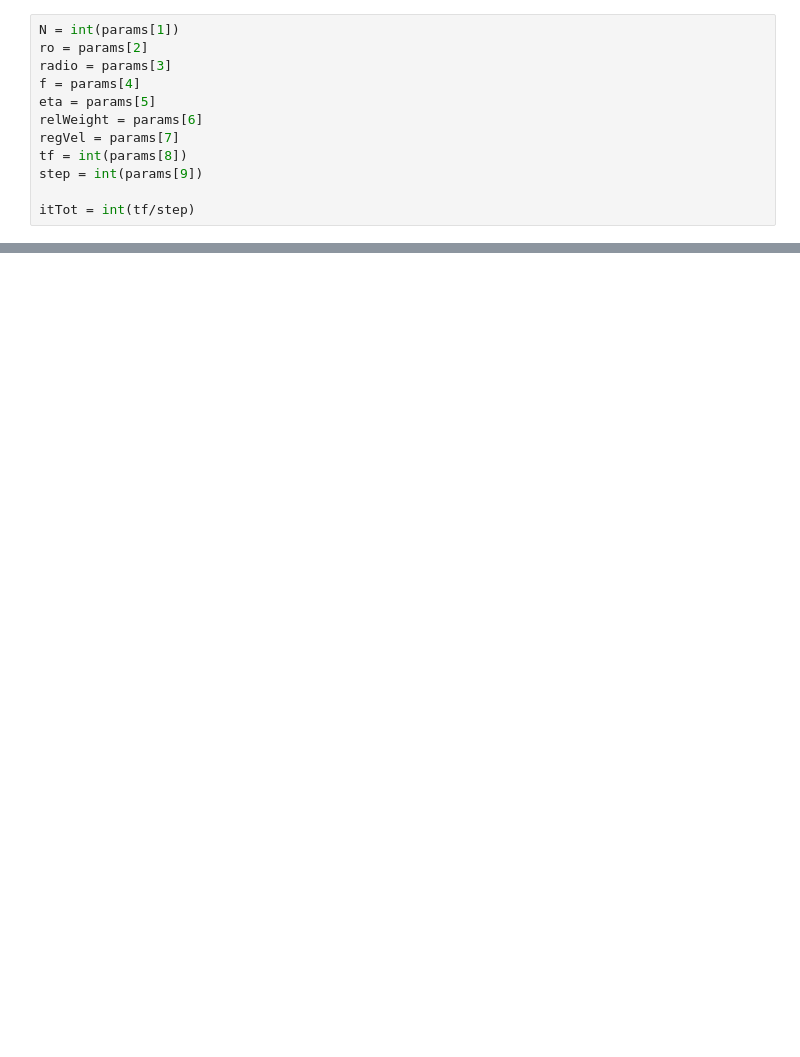
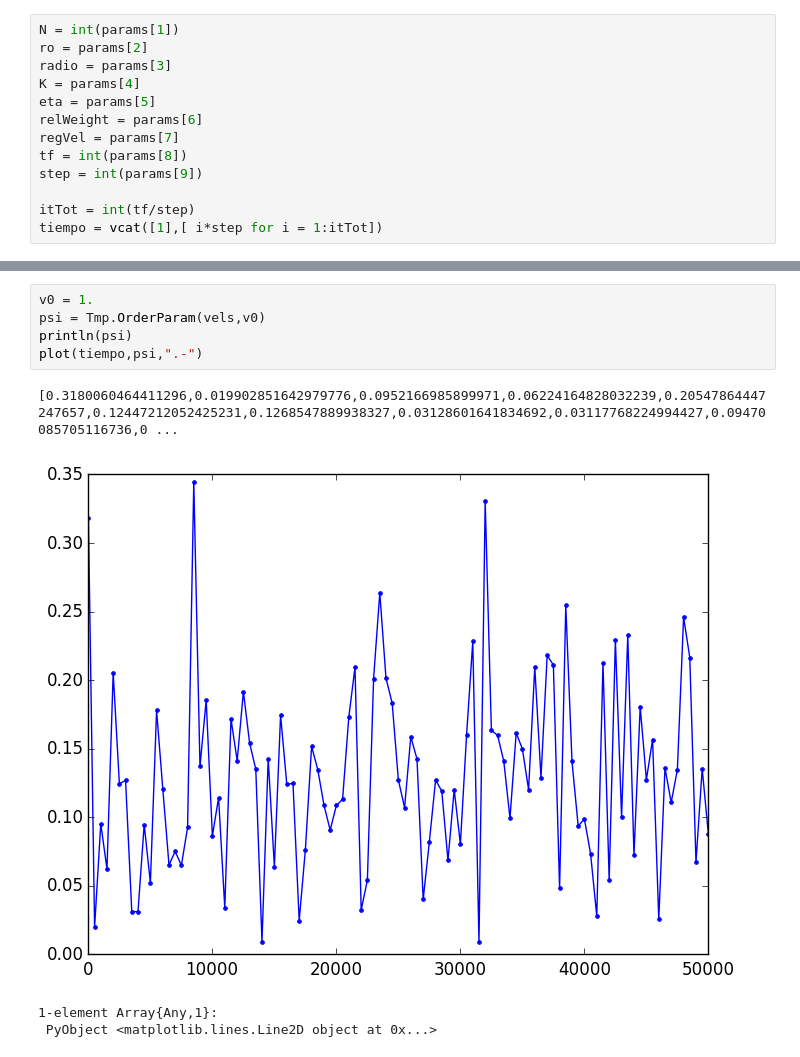
Before and after one commit to martinzh/CollectiveDynamics.jl, a Jupyter notebook: src/StatsJulia/DataGraph.ipynb, the cells around one changed output, grey strips where cells are left out. Saved outputs shown, nothing was run; the diff lists cells and outputs as text; blank space fills up the shorter version.

```diff
--- a/src/StatsJulia/DataGraph.ipynb
+++ b/src/StatsJulia/DataGraph.ipynb
@@ -25,7 +22,7 @@ Array{Float64,2}
 N = int(params[1])
 ro = params[2]
 radio = params[3]
-f = params[4]
+K = params[4]
 eta = params[5]
 relWeight = params[6]
 regVel = params[7]
@@ -33,4 +30,5 @@ tf = int(params[8])
 step = int(params[9])
 
 itTot = int(tf/step)
+tiempo = vcat([1],[ i*step for i = 1:itTot])
 # %% [output]
@@ -60,0 +71,10 @@ vels
+# %%
+v0 = 1.
+psi = Tmp.OrderParam(vels,v0)
+println(psi)
+plot(tiempo,psi,".-")
+# %% [output]
+[0.3180060464411296,0.019902851642979776,0.0952166985899971,0.06224164828032239,0.20547864447247657,0.12447212052425231,0.1268547889938327,0.03128601641834692,0.03117768224994427,0.09470085705116736,0 ...
+[figure, added]
+1-element Array{Any,1}:
+ PyObject <matplotlib.lines.Line2D object at 0x...>
```
Also changed, not shown: parts of 7 cells of this notebook, 5 other files.
